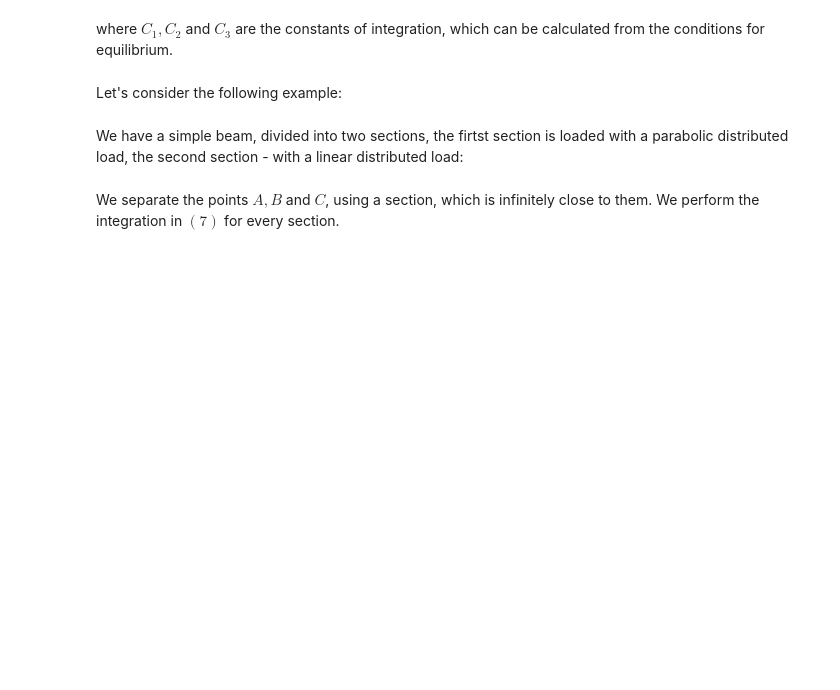
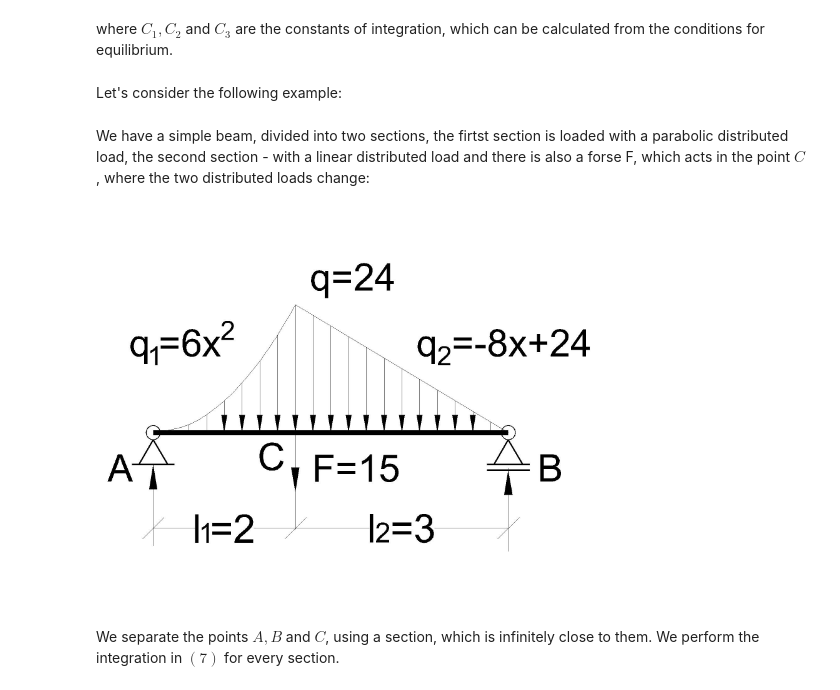
Before and after one commit to AleksandrinaStoyanova/Internal-Forces, a Jupyter notebook: Internal Forces.ipynb, the cells around one changed output. Drawn from its saved outputs; the diff is of its cells as text; code cells hidden in the pictures; blank space fills up the shorter version.

Commit message:
Adding fig.7 and fig.8 for calculating spring reactions in case of complex load

```diff
--- a/Internal Forces.ipynb
+++ b/Internal Forces.ipynb
@@ -354,9 +354,11 @@ where $C_1, C_2$ and $C_3$ are the constants of integration, which can be calcul
 # %% [markdown]
 Let's consider the following example:
 # %% [markdown]
-We have a simple beam, divided into two sections, the firtst section is loaded with a parabolic distributed load, the second section - with a linear distributed load:
+We have a simple beam, divided into two sections, the firtst section is loaded with a parabolic distributed load, the second section - with a linear distributed load and there is also a forse F, which acts in the point $C$, where the two distributed loads change:
 # %%
-# figure 7
+Image(filename="Fig_7.jpg", width=500, height=250)
+# %% [output]
+[figure, added]
 # %% [markdown]
 We separate the points $A, B$ and $C$, using a section, which is infinitely close to them.
 We perform the integration in $(7)$ for every section.
```
Also changed, not shown: parts of 2 cells of this notebook.
